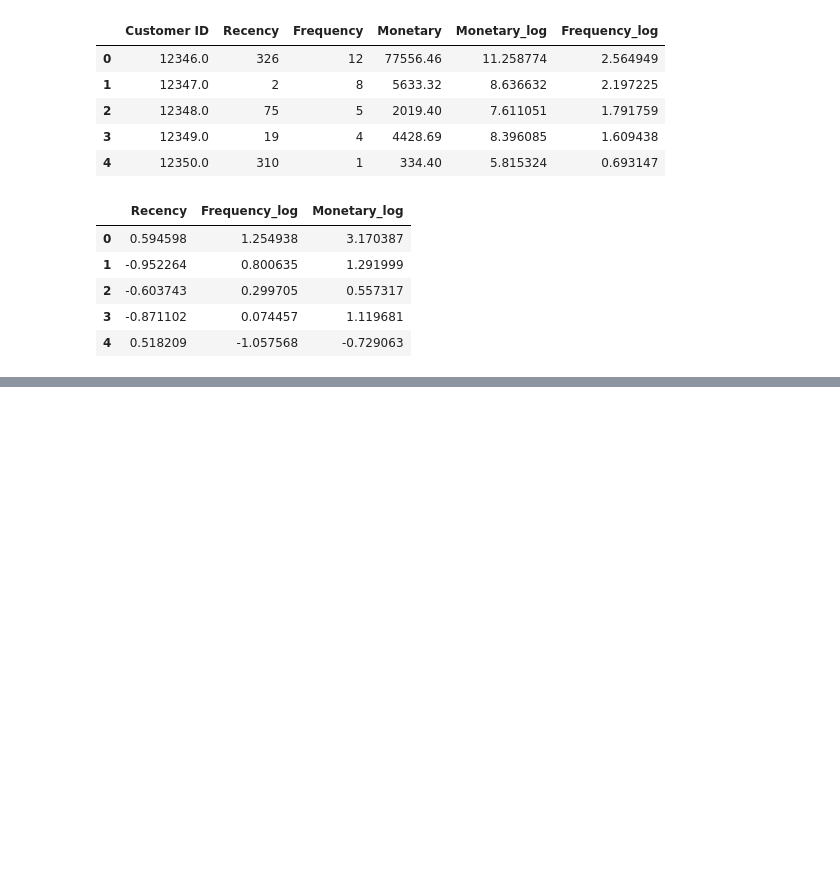
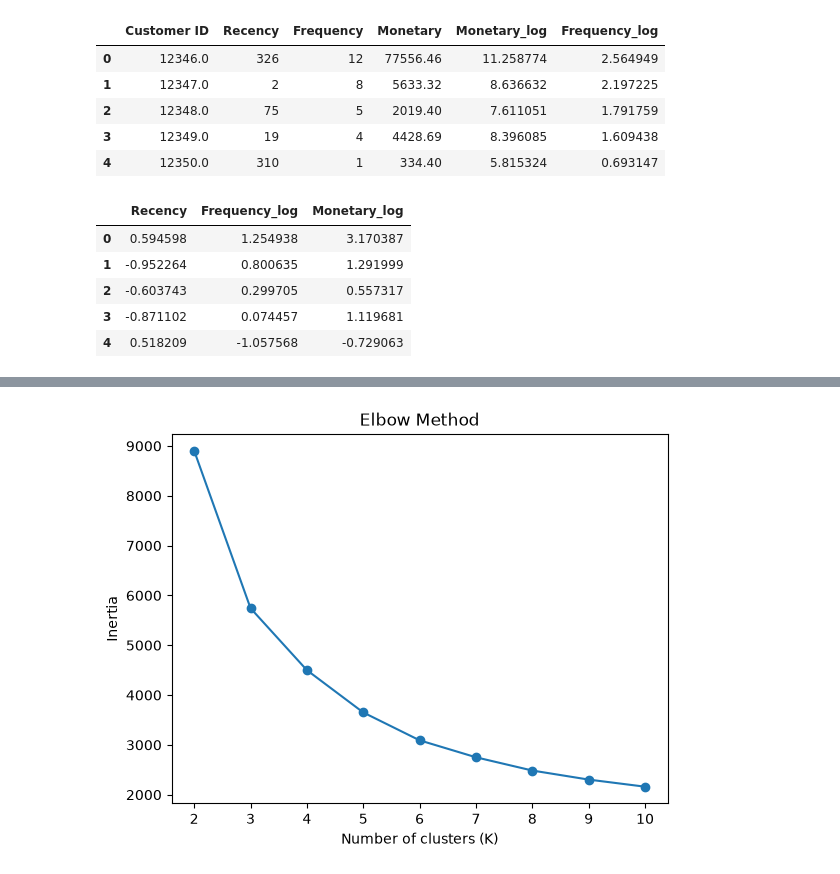
Before and after one commit to hawi088/customer-segmentation, a Jupyter notebook: notebooks/data_exploration.ipynb, the cells around one changed output, grey strips where cells are left out. Saved outputs shown, nothing was run; the diff lists cells and outputs as text; code cells hidden in the pictures; blank space fills up the shorter version.

```diff
--- a/notebooks/data_exploration.ipynb
+++ b/notebooks/data_exploration.ipynb
@@ -406,3 +408,9 @@ rfm_scaled.head()
 | 2 | -0.603743 | 0.299705 | 0.557317 |
 | 3 | -0.871102 | 0.074457 | 1.119681 |
 | 4 | 0.518209 | -1.057568 | -0.729063 |
+# %%
+kmeans = KMeans(n_clusters=3,
+                random_state=42,
+                n_init=10)
+# %%
+clusters = kmeans.fit_predict(rfm_scaled)
@@ -408,0 +425,11 @@ rfm_scaled.head()
+# %%
+k_values = range(2, 11)
+inertias = []
+silhouette_scores = []
+for k in k_values:
+    kmeans = KMeans(n_clusters=k,random_state=42,n_init=10)
+    labels=kmeans.fit_predict(rfm_scaled)
+    inertias.append(kmeans.inertia_)
+    silhouette_scores.append(silhouette_score(rfm_scaled, labels))
+for k, inertia, silhouette in zip(k_values, inertias, silhouette_scores):
+    print(f"k={k}: Inertia={inertia:.2f}, Silhouette Score={silhouette:.4f}")
@@ -408,0 +446,10 @@ rfm_scaled.head()
+# %%
+import matplotlib.pyplot as plt
+
+plt.plot(k_values, inertias, marker="o")
+plt.xlabel("Number of clusters (K)")
+plt.ylabel("Inertia")
+plt.title("Elbow Method")
+plt.show()
+# %% [output]
+[figure, added]
```
Also changed, not shown: parts of 6 cells of this notebook.
